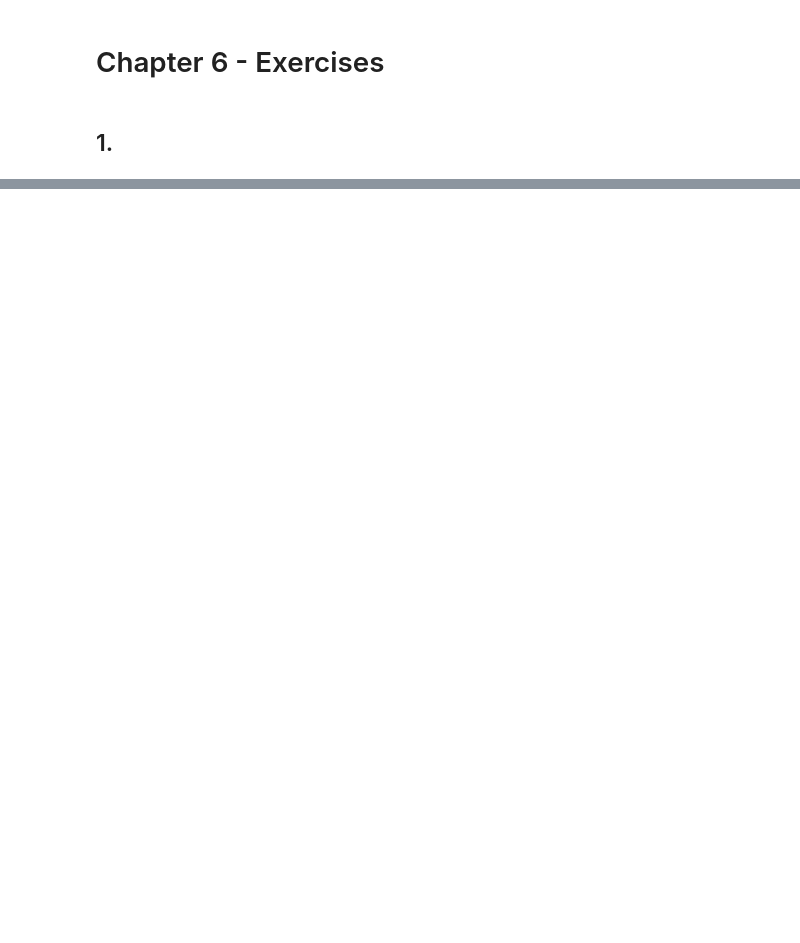
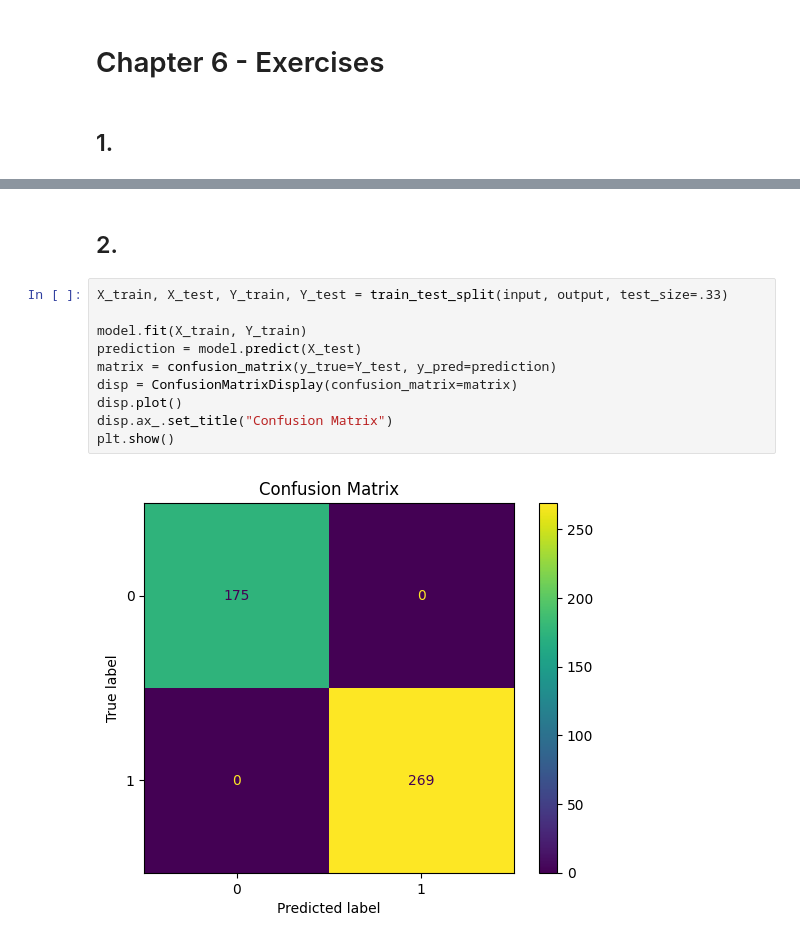
Before and after one commit to luzianscherrer/emfds, a Jupyter notebook: chapter_06.ipynb, the cells around one changed output, grey strips where cells are left out. Cells and saved outputs as stored; diff of their text form; blank space fills up the shorter version.

```diff
--- a/chapter_06.ipynb
+++ b/chapter_06.ipynb
@@ -22,0 +86,14 @@ plot(p, q, (x, -2, 6), ylim=[-0.5,1.5])
+# %% [markdown]
+## 2.
+# %%
+X_train, X_test, Y_train, Y_test = train_test_split(input, output, test_size=.33)
+
+model.fit(X_train, Y_train)
+prediction = model.predict(X_test)
+matrix = confusion_matrix(y_true=Y_test, y_pred=prediction)
+disp = ConfusionMatrixDisplay(confusion_matrix=matrix)
+disp.plot()
+disp.ax_.set_title("Confusion Matrix")
+plt.show()
+# %% [output]
+[figure, added]
```
Also changed, not shown: parts of 9 cells of this notebook.
